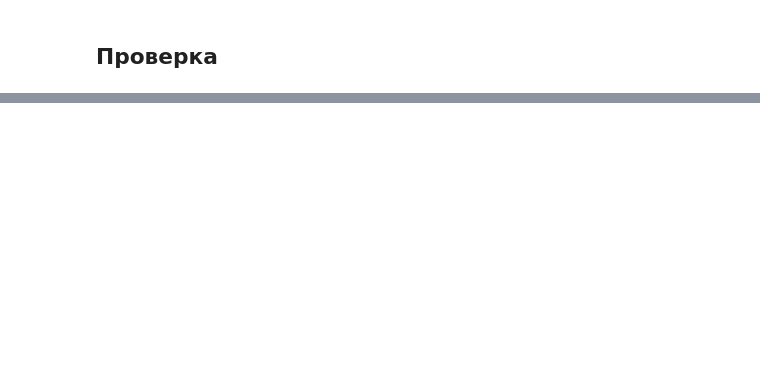
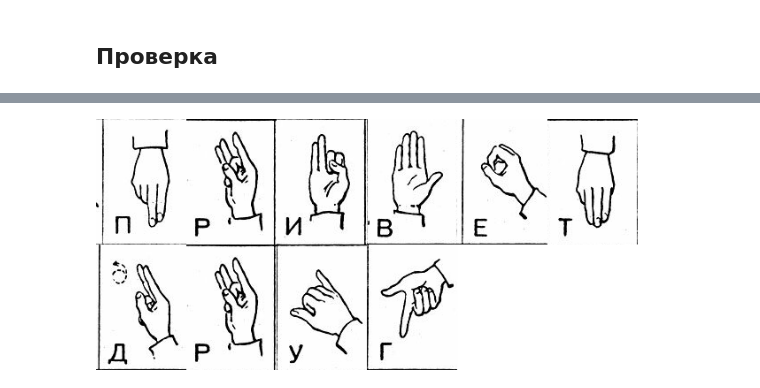
Before and after one commit to zugerzig/Exam_Python_231-3211, a Jupyter notebook: Testing_exam.ipynb, the cells around one changed output, grey strips where cells are left out. Drawn from its saved outputs; the diff is of its cells as text; code cells hidden in the pictures; blank space fills up the shorter version.

```diff
--- a/Testing_exam.ipynb
+++ b/Testing_exam.ipynb
@@ -102,0 +42,13 @@ result_image.show()
+# %%
+# Пример использования класса
+alphabet_image_path = 'Alphabet gestures v2.jpg'  # Путь к изображению алфавита
+
+converter = ImageConverter.from_file(alphabet_image_path, rows=4, cols=8)
+
+text = "Привет друг"
+result_image = converter.text_to_image(text, chars_per_line=7)
+
+
+result_image
+# %% [output]
+[figure, added]
```
Also changed, not shown: parts of 6 cells of this notebook, 2 other files.
